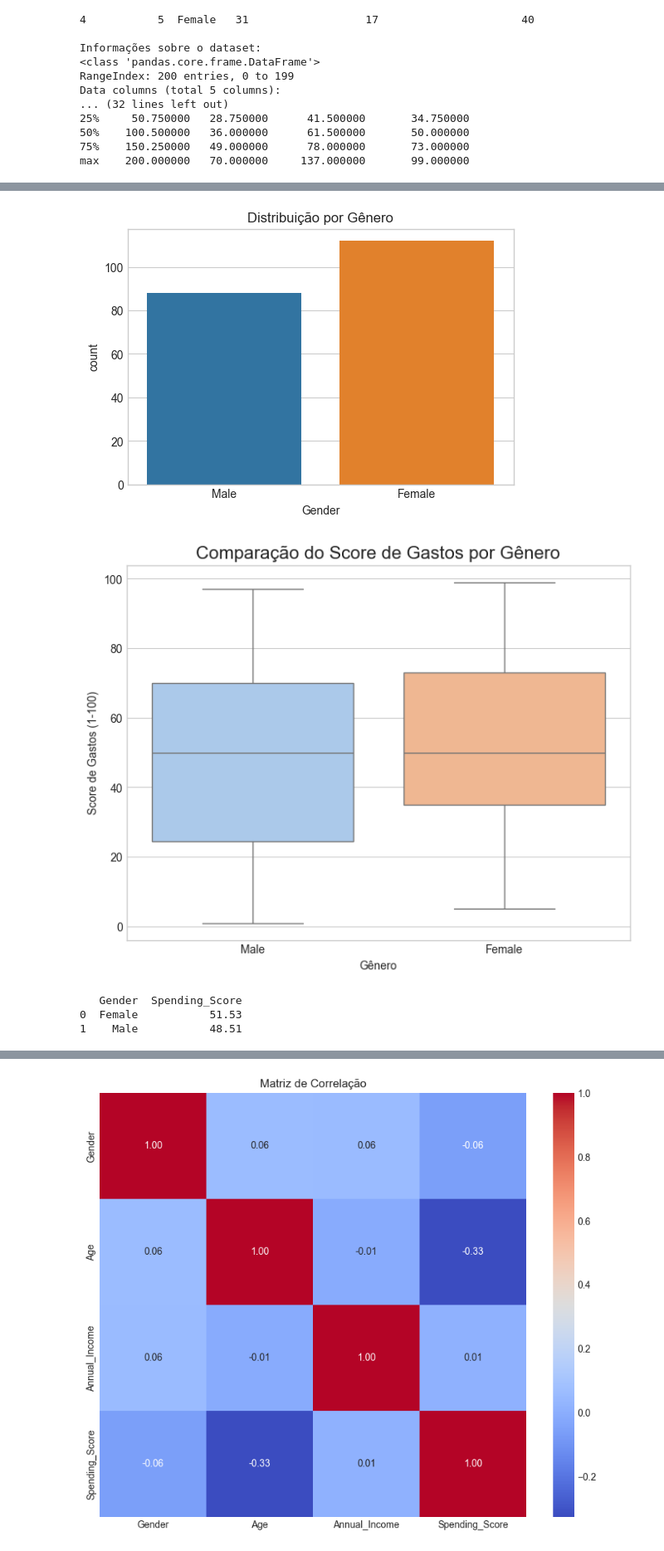
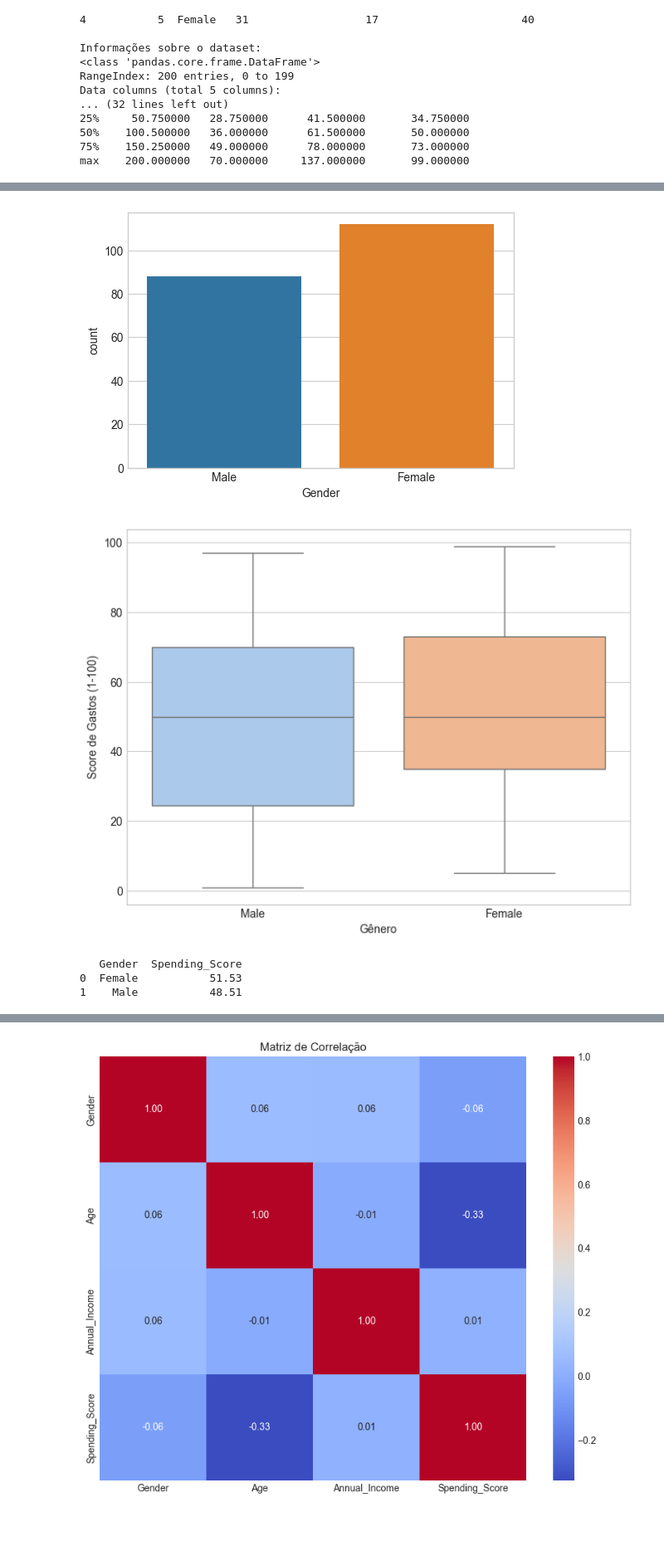
Before and after one commit to rottaveira/Mall_Customer, a Jupyter notebook: FinalProject.ipynb, the cells around one changed output, grey strips where cells are left out. Shown: that part at 83% size. Drawn from its saved outputs; the diff is of its cells as text; code cells hidden in the pictures; blank space fills up the shorter version.

```diff
--- a/FinalProject.ipynb
+++ b/FinalProject.ipynb
@@ -83,24 +83,24 @@ plt.show()
 # %%
 # Gráfico de Contagem para Gênero
 plt.figure(figsize=(6, 4))
 sns.countplot(x='Gender', data=df, hue='Gender', legend=False)
-plt.title('Distribuição por Gênero')
+#plt.title('Distribuição por Gênero')
 plt.show()
 
 # Gasto por Gênero
 plt.figure(figsize=(8, 6))
 sns.boxplot(data=df, x='Gender', y='Spending_Score', palette='pastel', hue='Gender', legend=False)
-plt.title('Comparação do Score de Gastos por Gênero', fontsize=16)
+#plt.title('Comparação do Score de Gastos por Gênero', fontsize=16)
 plt.xlabel('Gênero')
 plt.ylabel('Score de Gastos (1-100)')
 plt.show()
 
 # Calcula a média do score de gastos por gênero
 gender_spending = df.groupby('Gender')['Spending_Score'].mean().round(2).reset_index()
 print(gender_spending)
 # %% [output]
-[figure, old version]
+[figure, new version]
-[figure, old version]
+[figure, new version]
    Gender  Spending_Score
 0  Female           51.53
 1    Male           48.51
```
Also changed, not shown: parts of 7 cells of this notebook.
